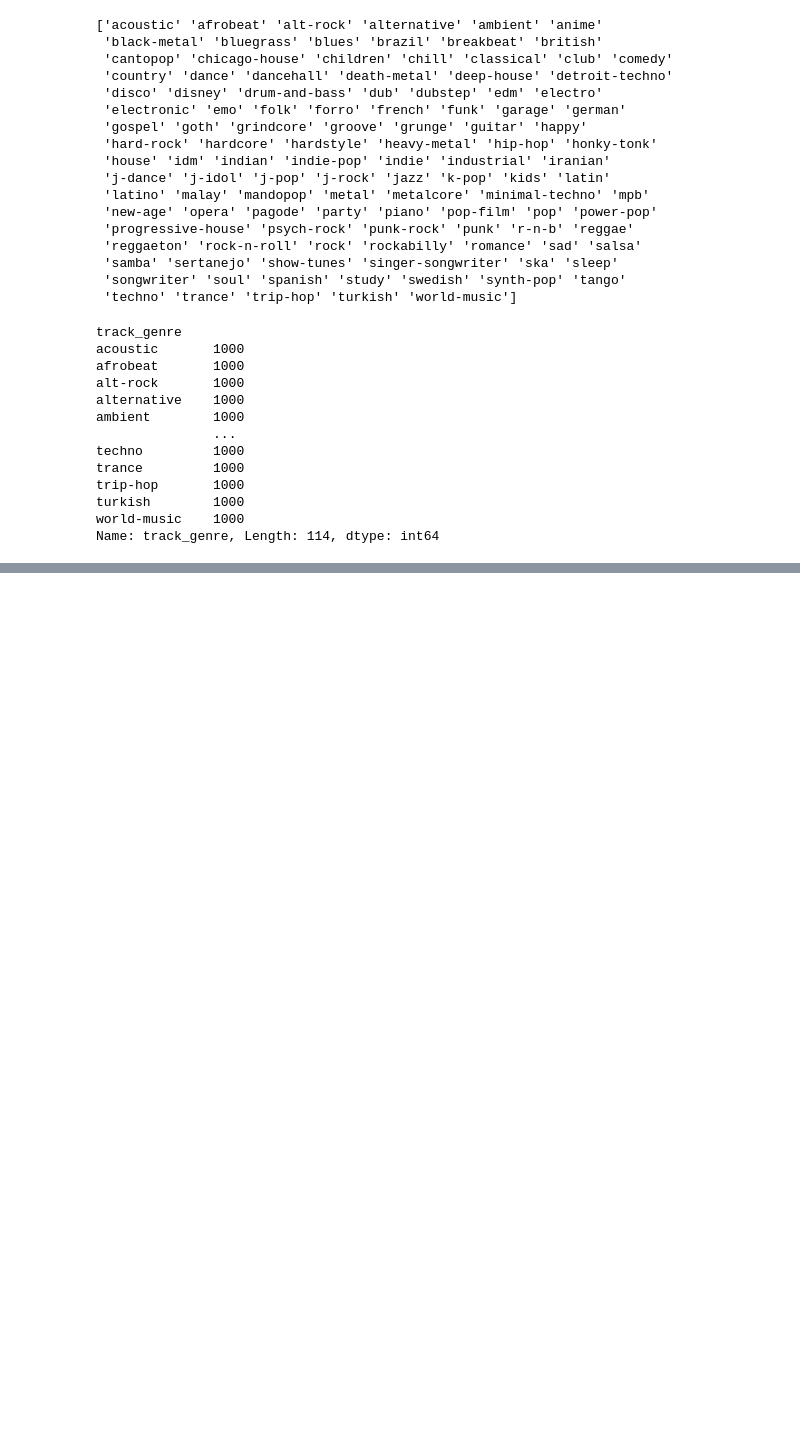
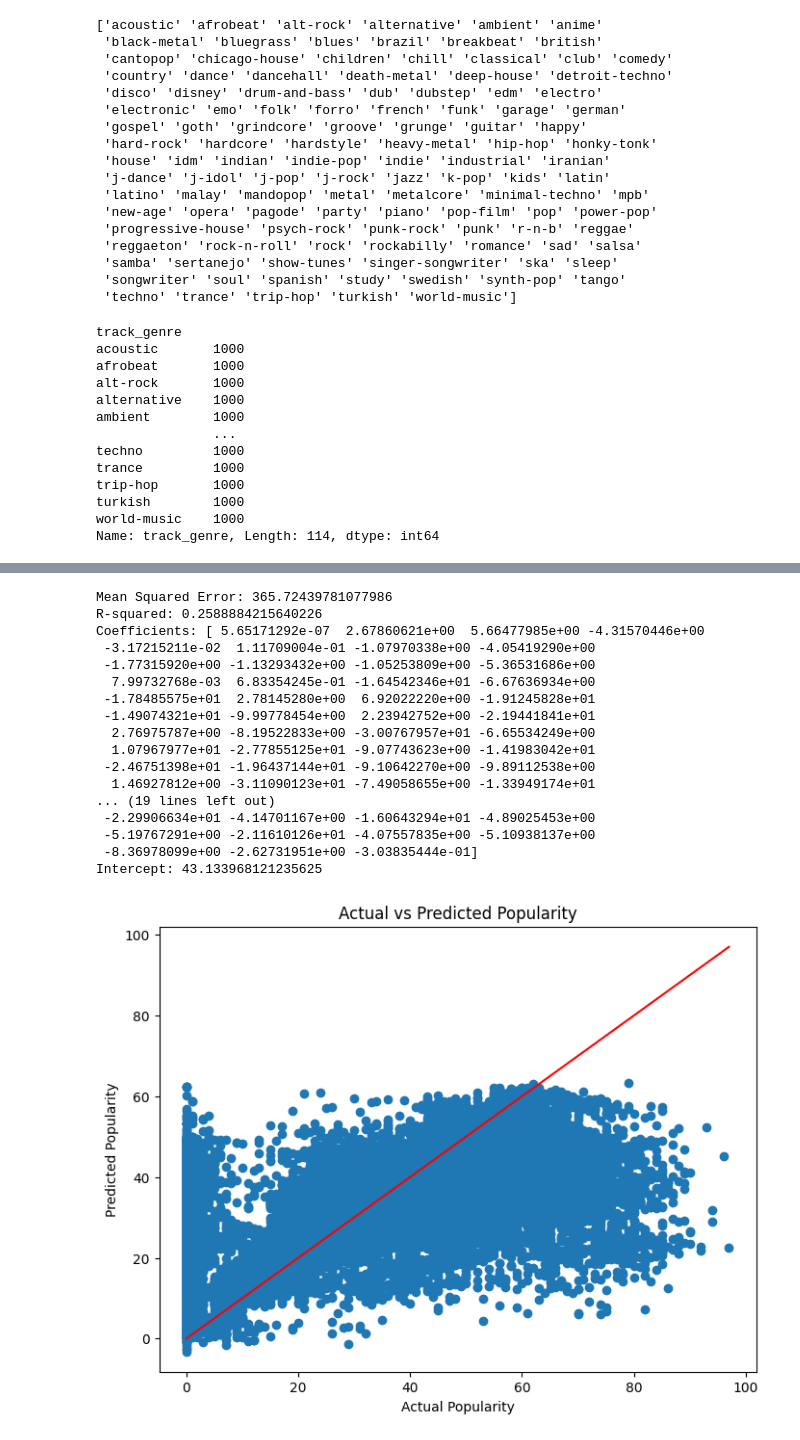
Before and after one commit to shikharkohli/iitdDSML-spotify, a Jupyter notebook: spotify_EDA.ipynb, the cells around one changed output, grey strips where cells are left out. Saved outputs shown, nothing was run; the diff lists cells and outputs as text; code cells hidden in the pictures; blank space fills up the shorter version.

Commit message:
Testing some prediction methods

```diff
--- a/spotify_EDA.ipynb
+++ b/spotify_EDA.ipynb
@@ -102,0 +160,5 @@ Name: track_genre, Length: 114, dtype: int64
+# %%
+#Create a new data frame by removing the following columns "unnamed", "track_id", "artists", "album_name", "track_name"
+
+new_df = df.drop(columns=["Unnamed: 0", "track_id", "artists", "album_name", "track_name"], errors='ignore')
+print(new_df.head())
@@ -102,0 +186,69 @@ Name: track_genre, Length: 114, dtype: int64
+# %%
+# prompt: Develop and test a simple linear regression model that uses all the other variables to predict "popularity"
+
+from sklearn.model_selection import train_test_split
+from sklearn.linear_model import LinearRegression
+from sklearn.metrics import mean_squared_error, r2_score
+import numpy as np
+
+# Convert 'track_genre' to numerical using one-hot encoding
+new_df = pd.get_dummies(new_df, columns=['track_genre'], drop_first=True)
+
+
+# Define features (X) and target variable (y)
+X = new_df.drop('popularity', axis=1)
+y = new_df['popularity']
+
+# Handle missing values (if any) - Impute with mean for simplicity
+X.fillna(X.mean(), inplace=True)
+
+
+# Split data into training and testing sets
+X_train, X_test, y_train, y_test = train_test_split(X, y, test_size=0.2, random_state=42)
+
+# Initialize and train the linear regression model
+model = LinearRegression()
+model.fit(X_train, y_train)
+
+# Make predictions on the test set
+y_pred = model.predict(X_test)
+
+
+# Evaluate the model
+mse = mean_squared_error(y_test, y_pred)
+r2 = r2_score(y_test, y_pred)
+
+print(f"Mean Squared Error: {mse}")
+print(f"R-squared: {r2}")
+
+#Print the coefficients and intercept
+print("Coefficients:", model.coef_)
+print("Intercept:", model.intercept_)
+
+#Visualize predicted vs actual
+plt.figure(figsize=(8,6))
+plt.scatter(y_test, y_pred)
+plt.xlabel("Actual Popularity")
+plt.ylabel("Predicted Popularity")
+plt.title("Actual vs Predicted Popularity")
+plt.plot([min(y_test),max(y_test)], [min(y_test), max(y_test)], color='red') #Add a diagonal line for reference
+plt.show()
+# %% [output]
+Mean Squared Error: 365.72439781077986
+R-squared: 0.2588884215640226
+Coefficients: [ 5.65171292e-07  2.67860621e+00  5.66477985e+00 -4.31570446e+00
+ -3.17215211e-02  1.11709004e-01 -1.07970338e+00 -4.05419290e+00
+ -1.77315920e+00 -1.13293432e+00 -1.05253809e+00 -5.36531686e+00
+  7.99732768e-03  6.83354245e-01 -1.64542346e+01 -6.67636934e+00
+ -1.78485575e+01  2.78145280e+00  6.92022220e+00 -1.91245828e+01
+ -1.49074321e+01 -9.99778454e+00  2.23942752e+00 -2.19441841e+01
+  2.76975787e+00 -8.19522833e+00 -3.00767957e+01 -6.65534249e+00
+  1.07967977e+01 -2.77855125e+01 -9.07743623e+00 -1.41983042e+01
+ -2.46751398e+01 -1.96437144e+01 -9.10642270e+00 -9.89112538e+00
+  1.46927812e+00 -3.11090123e+01 -7.49058655e+00 -1.33949174e+01
+... (19 lines left out)
+ -2.29906634e+01 -4.14701167e+00 -1.60643294e+01 -4.89025453e+00
+ -5.19767291e+00 -2.11610126e+01 -4.07557835e+00 -5.10938137e+00
+ -8.36978099e+00 -2.62731951e+00 -3.03835444e-01]
+Intercept: 43.133968121235625
+[figure, added]
```
Also changed, not shown: parts of 7 cells of this notebook.
